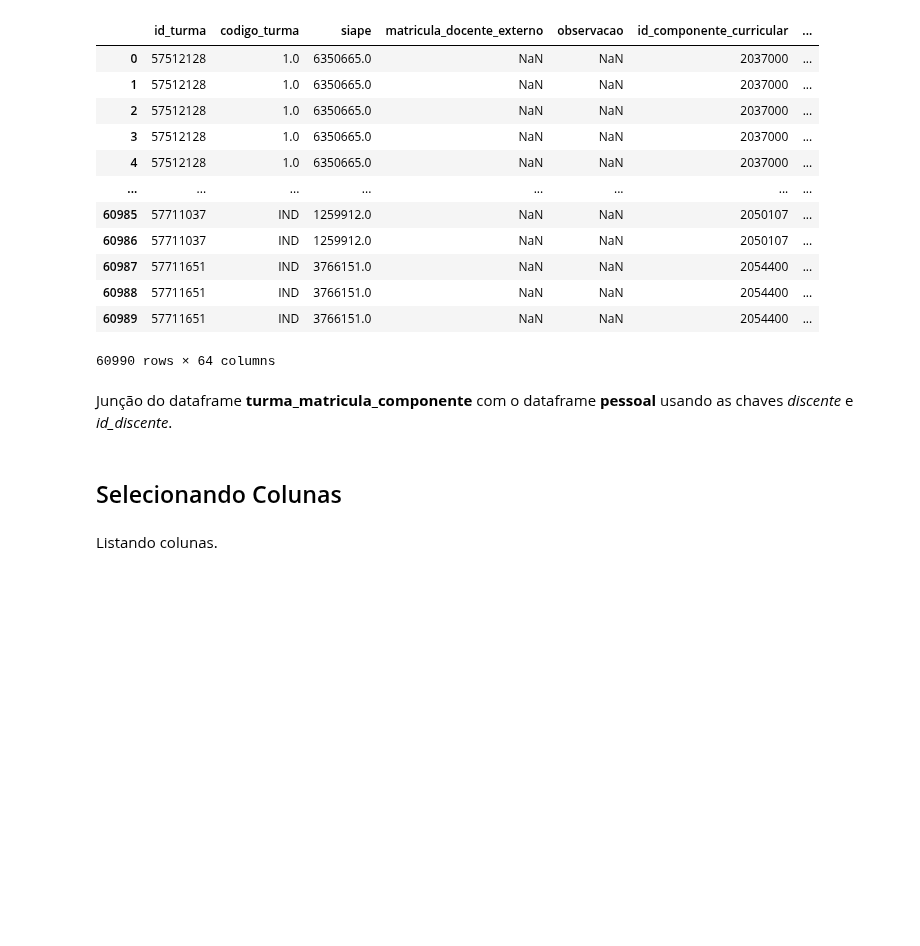
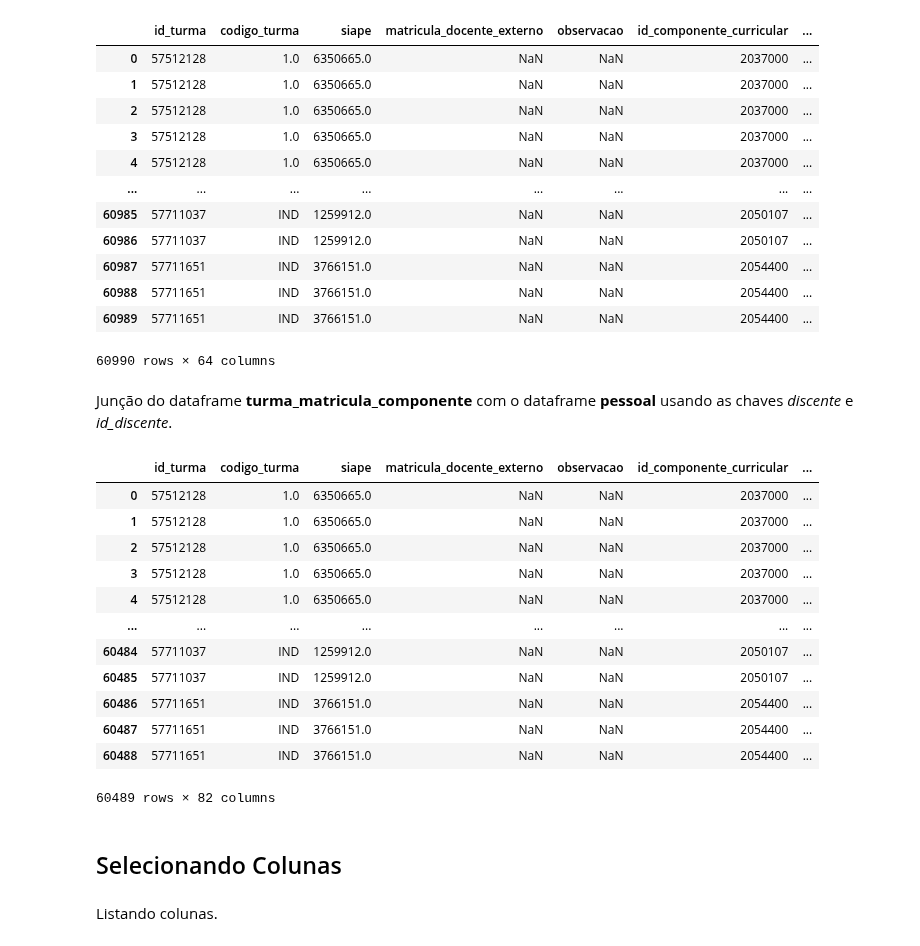
Before and after one commit to wanessabezerra/dataframe-bsi, a Jupyter notebook: dataframe-bsi/dataframe-bsi.ipynb, the cells around one changed output. Drawn from its saved outputs; the diff is of its cells as text; code cells hidden in the pictures; blank space fills up the shorter version.

```diff
--- a/dataframe-bsi/dataframe-bsi.ipynb
+++ b/dataframe-bsi/dataframe-bsi.ipynb
@@ -60,4 +61,20 @@ turma_matricula_componente_pessoal = turma_matricula_componente['discente'].uniq
 Junção do dataframe **turma_matricula_componente** com o dataframe **pessoal** usando as chaves *discente* e *id_discente*.
 # %%
 turma_matricula_componente_pessoal = pd.merge(turma_matricula_componente, dfpessoal , left_on="discente", right_on="id_discente", how='inner')
+# %%
+turma_matricula_componente_pessoal
+# %% [output]
+|  | id_turma | codigo_turma | siape | matricula_docente_externo | observacao | id_componente_curricular | ... |
+| 0 | 57512128 | 1.0 | 6350665.0 | NaN | NaN | 2037000 | ... |
+| 1 | 57512128 | 1.0 | 6350665.0 | NaN | NaN | 2037000 | ... |
+| 2 | 57512128 | 1.0 | 6350665.0 | NaN | NaN | 2037000 | ... |
+| 3 | 57512128 | 1.0 | 6350665.0 | NaN | NaN | 2037000 | ... |
+| 4 | 57512128 | 1.0 | 6350665.0 | NaN | NaN | 2037000 | ... |
+| ... | ... | ... | ... | ... | ... | ... | ... |
+| 60484 | 57711037 | IND | 1259912.0 | NaN | NaN | 2050107 | ... |
+| 60485 | 57711037 | IND | 1259912.0 | NaN | NaN | 2050107 | ... |
+| 60486 | 57711651 | IND | 3766151.0 | NaN | NaN | 2054400 | ... |
+| 60487 | 57711651 | IND | 3766151.0 | NaN | NaN | 2054400 | ... |
+| 60488 | 57711651 | IND | 3766151.0 | NaN | NaN | 2054400 | ... |
+60489 rows × 82 columns
 # %%
```
Also changed, not shown: parts of 8 cells of this notebook, 1 other file.
